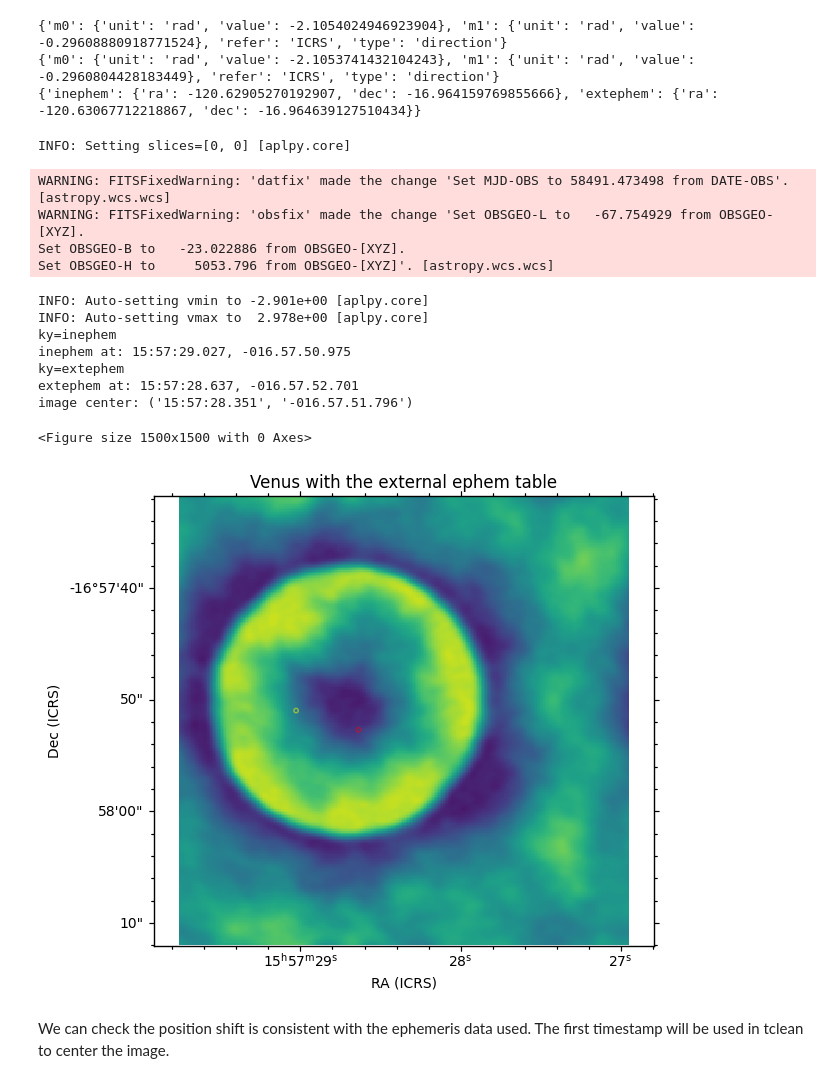
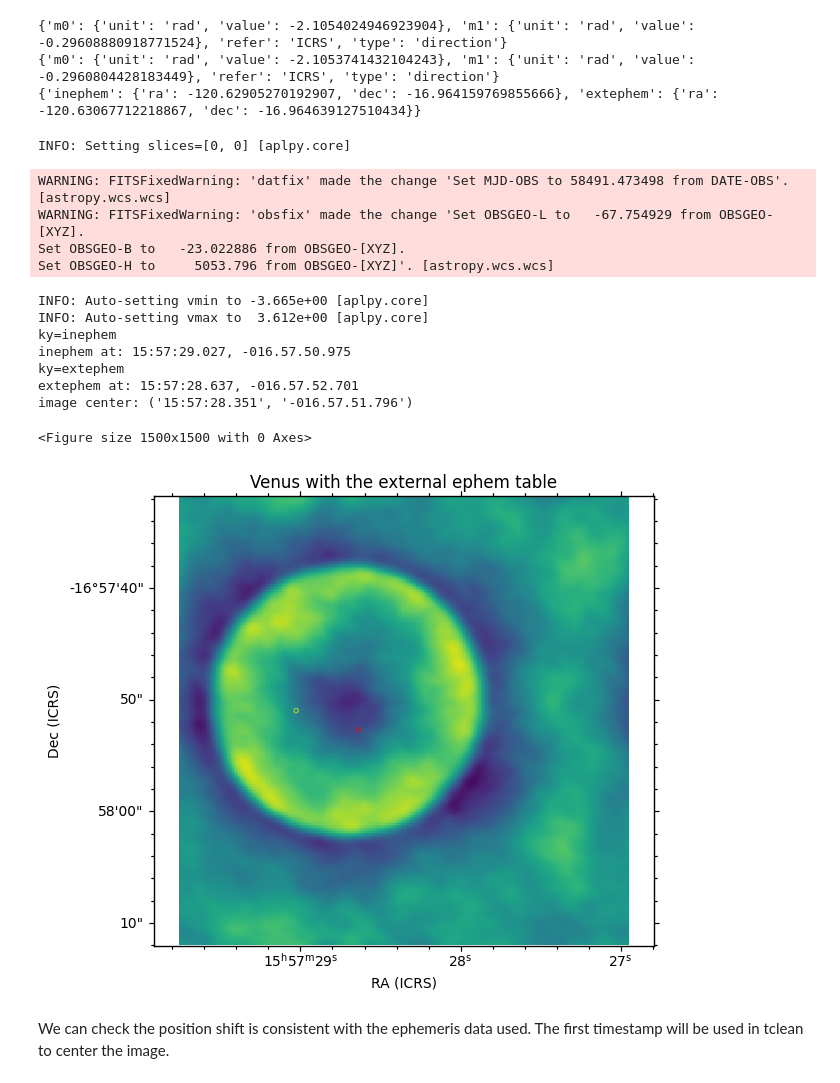
Before and after one commit to taktsutsumi/casanb, a Jupyter notebook: ephemdemo/ephemimagingVenusMfsMosaicExteph.ipynb, the cells around one changed output. Cells and saved outputs as stored; diff of their text form; code cells hidden in the pictures.

```diff
--- a/ephemdemo/ephemimagingVenusMfsMosaicExteph.ipynb
+++ b/ephemdemo/ephemimagingVenusMfsMosaicExteph.ipynb
@@ -112,22 +112,22 @@ print(markers)
 {'m0': {'unit': 'rad', 'value': -2.1053741432104243}, 'm1': {'unit': 'rad', 'value': -0.2960804428183449}, 'refer': 'ICRS', 'type': 'direction'}
 {'inephem': {'ra': -120.62905270192907, 'dec': -16.964159769855666}, 'extephem': {'ra': -120.63067712218867, 'dec': -16.964639127510434}}
 # %%
-displayImage(imgname+'.residual', markers=markers, title='Venus with the external ephem table')
+displayImage(imgname+'.image', markers=markers, title='Venus with the external ephem table')
 # %% [output]
 INFO: Setting slices=[0, 0] [aplpy.core]
 WARNING: FITSFixedWarning: 'datfix' made the change 'Set MJD-OBS to 58491.473498 from DATE-OBS'. [astropy.wcs.wcs]
 WARNING: FITSFixedWarning: 'obsfix' made the change 'Set OBSGEO-L to   -67.754929 from OBSGEO-[XYZ].
 Set OBSGEO-B to   -23.022886 from OBSGEO-[XYZ].
 Set OBSGEO-H to     5053.796 from OBSGEO-[XYZ]'. [astropy.wcs.wcs]
-INFO: Auto-setting vmin to -2.901e+00 [aplpy.core]
-INFO: Auto-setting vmax to  2.978e+00 [aplpy.core]
+INFO: Auto-setting vmin to -3.665e+00 [aplpy.core]
+INFO: Auto-setting vmax to  3.612e+00 [aplpy.core]
 ky=inephem
 inephem at: 15:57:29.027, -016.57.50.975
 ky=extephem
 extephem at: 15:57:28.637, -016.57.52.701
 image center: ('15:57:28.351', '-016.57.51.796')
 <Figure size 1500x1500 with 0 Axes>
-[figure, old version]
+[figure, new version]
 # %% [markdown]
 We can check the position shift is consistent with the ephemeris data used.
 The first timestamp will be used in tclean to center the image.
```
Also changed, not shown: parts of 2 cells of this notebook, 3 other files.
